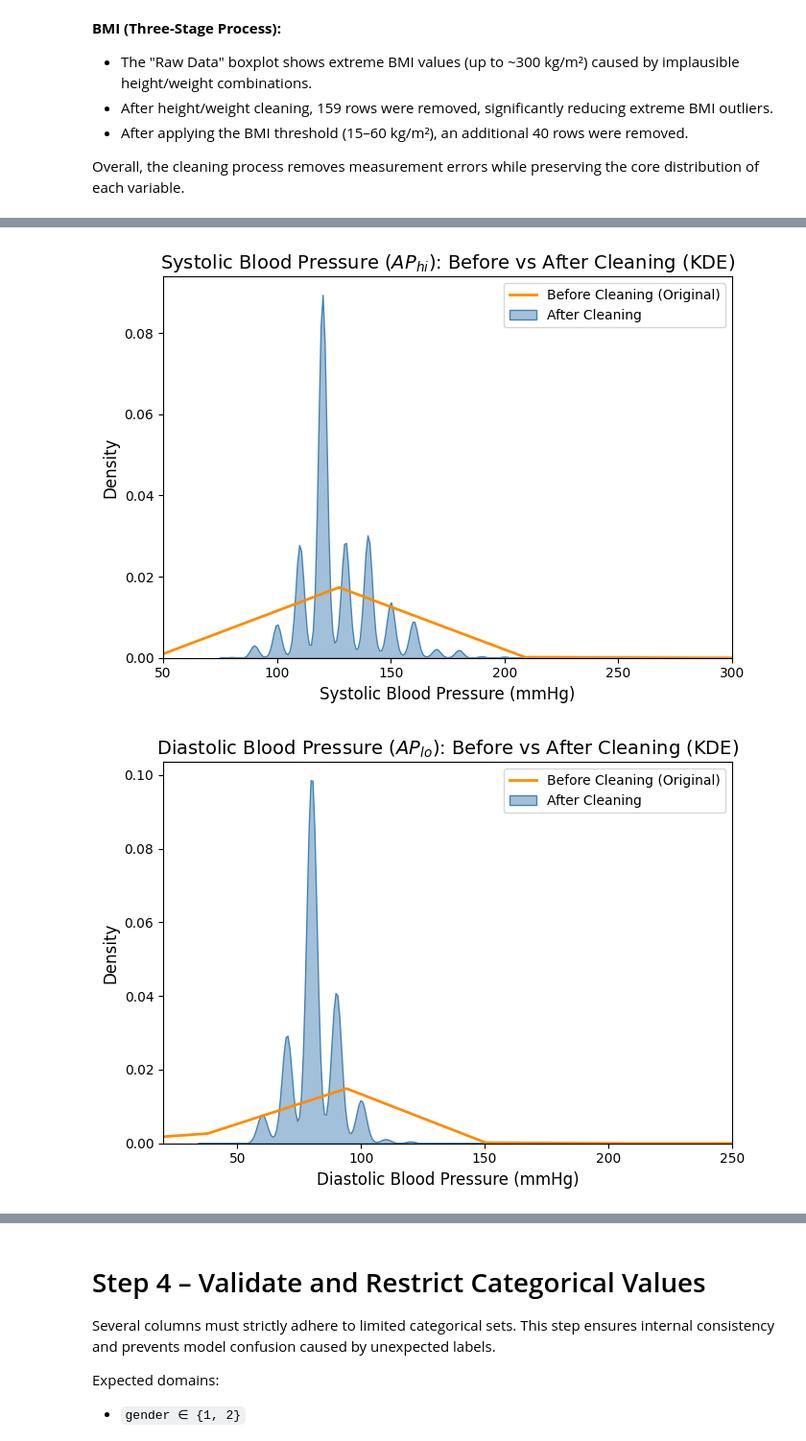
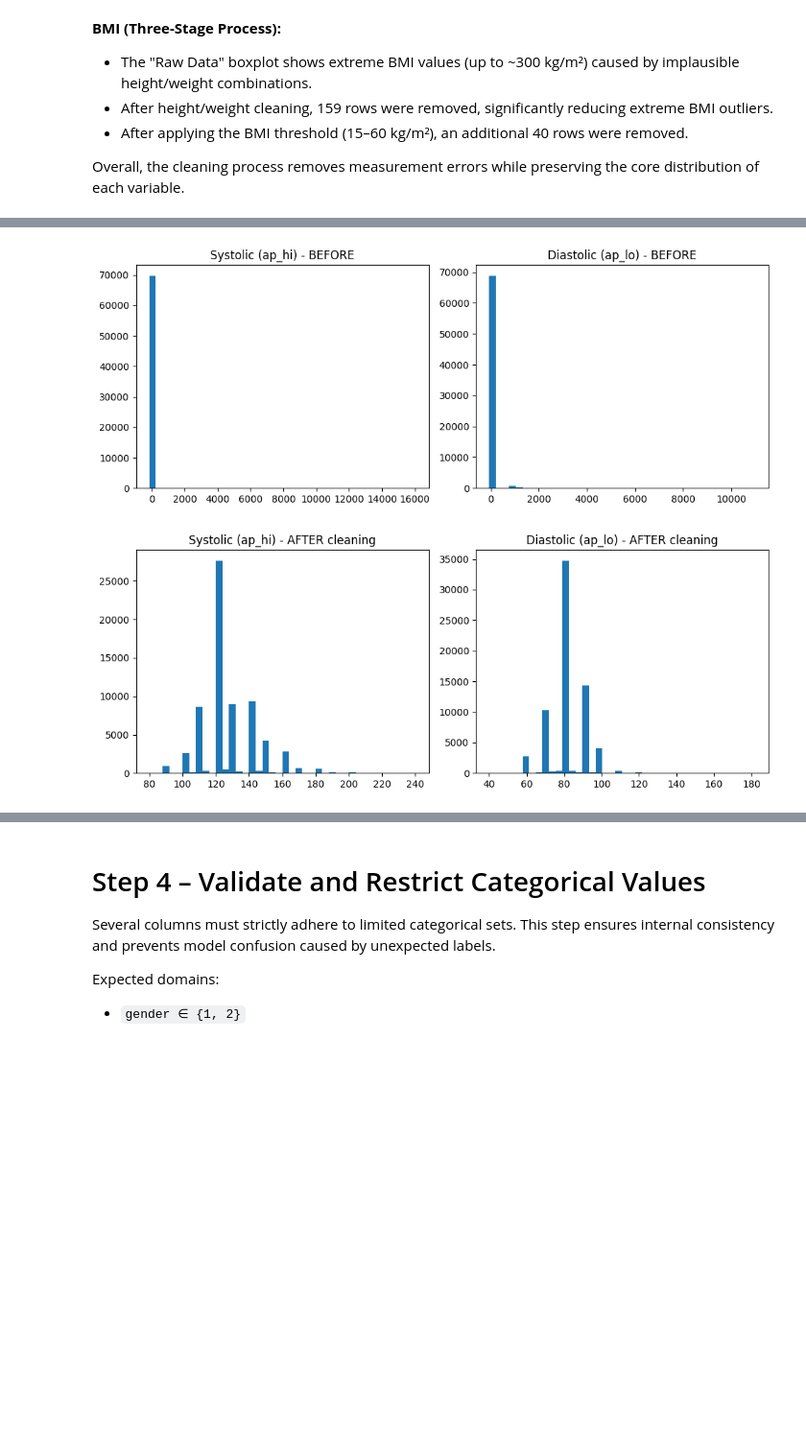
Before and after one commit to theMindDeveloper/Cardiovascular_Disease_Prediction_Data_Science, a Jupyter notebook: notebooks/DataCleaning.ipynb, the cells around one changed output, grey strips where cells are left out. Shown: that part at 96% size. Cells and saved outputs as stored; diff of their text form; code cells hidden in the pictures; blank space fills up the shorter version.

```diff
--- a/notebooks/DataCleaning.ipynb
+++ b/notebooks/DataCleaning.ipynb
@@ -253,72 +258,37 @@ and is also **clinically relevant**, as higher PP often signals greater cardiova
 
 After cleaning, we verify the distributions of systolic and diastolic pressures to ensure they look realistic.
 # %%
-
-import seaborn as sns
-
-# NOTE: Assuming 'df' is your loaded DataFrame
-
-# ====================================================
-# 1. CLEANING LOGIC
-# ====================================================
-
 df_step2 = df.copy()
 
-# Keep realistic ranges
+# Before cleaning distributions
+fig, axes = plt.subplots(1, 2, figsize=(10, 4))
+axes[0].hist(df_step2['ap_hi'], bins=40)
+axes[0].set_title("Systolic (ap_hi) - BEFORE")
+axes[1].hist(df_step2['ap_lo'], bins=40)
+axes[1].set_title("Diastolic (ap_lo) - BEFORE")
+plt.tight_layout()
+plt.show()
+
+# Cleaning logic
 df = df[df['ap_hi'].between(80, 250)]
 df = df[df['ap_lo'].between(40, 200)]
 
-# Remove impossible ordering (ap_lo must be < ap_hi)
-df = df[df['ap_lo'] < df['ap_hi']]
+swapped = df['ap_lo'] > df['ap_hi']
+df.loc[swapped, ['ap_hi', 'ap_lo']] = df.loc[swapped, ['ap_lo', 'ap_hi']].to_numpy()
 
-# Add pulse pressure
 df['pp'] = df['ap_hi'] - df['ap_lo']
+df = df[(df['ap_lo'] < df['ap_hi']) & (df['pp'].between(10, 150))]
 
-# Keep realistic pulse pressure (typically between 10 and 150)
-df = df[df['pp'].between(10, 150)]
-
-# ====================================================
-# 2. SEABORN KDE COMPARISON DIAGRAMS
-# ====================================================
-
-# SYSTOLIC COMPARISON using KDE
-fig, ax = plt.subplots(figsize=(7, 5))
-
-# Plot KDE for "Before" and "After"
-sns.kdeplot(df_step2['ap_hi'], ax=ax, label="Before Cleaning (Original)", linewidth=2, color='darkorange')
-sns.kdeplot(df['ap_hi'], ax=ax, label="After Cleaning", fill=True, alpha=0.5, color='steelblue')
-
-ax.set_xlim(50, 300)
-ax.set_title("Systolic Blood Pressure ($AP_{hi}$): Before vs After Cleaning (KDE)", fontsize=14)
-ax.set_xlabel("Systolic Blood Pressure (mmHg)", fontsize=12)
-ax.set_ylabel("Density", fontsize=12)
-ax.legend(loc='upper right')
-
-plt.tight_layout()
-plt.show()
-# DIASTOLIC COMPARISON using KDE (FIXED)
-fig, ax = plt.subplots(figsize=(7, 5))
-
-# 1. Plot Before (Original)
-sns.kdeplot(df_step2['ap_lo'], ax=ax, label="Before Cleaning (Original)", linewidth=2, color='darkorange')
-
-# 2. Plot After (with adjusted bandwidth)
-# Try setting bw_adjust to 2.0 or 3.0 (2.0 is a good starting point for smoothing)
-sns.kdeplot(df['ap_lo'], ax=ax, label="After Cleaning", fill=True, alpha=0.5, color='steelblue', bw_adjust=2.0)
-
-ax.set_xlim(20, 250)
-ax.set_title("Diastolic Blood Pressure ($AP_{lo}$): Before vs After Cleaning (KDE)", fontsize=14)
-ax.set_xlabel("Diastolic Blood Pressure (mmHg)", fontsize=12)
-ax.set_ylabel("Density", fontsize=12)
-ax.legend(loc='upper right')
-
+# After cleaning distributions
+fig, axes = plt.subplots(1, 2, figsize=(10, 4))
+axes[0].hist(df['ap_hi'], bins=40)
+axes[0].set_title("Systolic (ap_hi) - AFTER cleaning")
+axes[1].hist(df['ap_lo'], bins=40)
+axes[1].set_title("Diastolic (ap_lo) - AFTER cleaning")
 plt.tight_layout()
 plt.show()
 
-# ====================================================
-# 3. ROW REMOVAL SUMMARY
-# ====================================================
-print("Rows removed in cleaning steps:", df_step2.shape[0] - df.shape[0])
+print("Rows removed in Step 3:", df_step2.shape[0] - df.shape[0])
 # %% [output]
-[figure, old version]
+[figure, new version]
-[figure, old version]
+[figure, new version]
```
Also changed, not shown: parts of 4 cells of this notebook.
